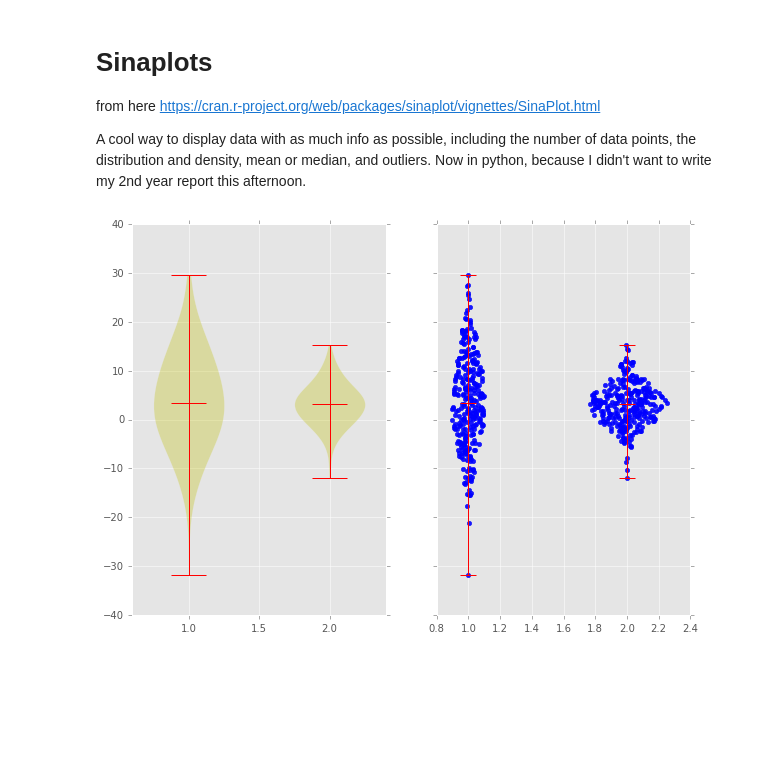
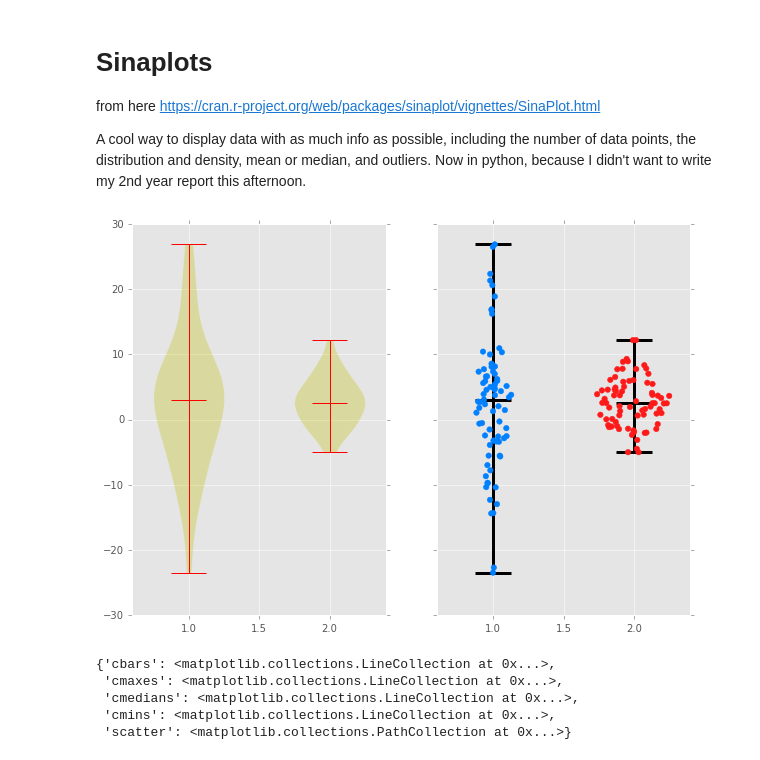
Before and after one commit to mparker2/seaborn_sinaplot, a Jupyter notebook: matplotlib_sinaplot.ipynb, the cells around one changed output. Cells and saved outputs as stored; diff of their text form; code cells hidden in the pictures; blank space fills up the shorter version.

```diff
--- a/matplotlib_sinaplot.ipynb
+++ b/matplotlib_sinaplot.ipynb
@@ -131,12 +14,26 @@ def sinaplot(dataset, positions=None, vert=True, widths=0.5,
 # %%
-y1 = np.random.normal(4, 10, 300)
-y2 = np.random.normal(3, 4, 300)
+y1 = np.random.normal(4, 10, 75)
+y2 = np.random.normal(3, 4, 75)
 data = np.vstack((y1, y2)).T
 
-fig, ax = plt.subplots(figsize=(10, 7), ncols=2, sharey=True)
-vio = ax[0].violinplot(data, points=200, vert=True, widths=0.5,
-                       showextrema=True, showmedians=True, bw_method=0.5)
-sina = sinaplot(data, showmedians=True, showextrema=True,
-                scaled=True, vert=True, ax=ax[1])
+fig, ax = plt.subplots(figsize=(10, 7), ncols=2, sharey=True, sharex=True)
+
+vio = ax[0].violinplot(
+    data, points=200, vert=True, widths=0.5,
+    showextrema=True, showmedians=True, bw_method=0.5)
+
+sina = sinaplot(
+    data, showmedians=True, showextrema=True,
+    scaled=True, vert=True, ax=ax[1],
+    scatter_kwargs={'s': 30, 'color': ['#0080ff', '#ff1a1a'], 'zorder': 10},
+    line_kwargs={'lw': 3, 'color': 'k', 'zorder': 1})
 # %% [output]
-[figure, old version]
+[figure, new version]
+# %%
+sina
+# %% [output]
+{'cbars': <matplotlib.collections.LineCollection at 0x...>,
+ 'cmaxes': <matplotlib.collections.LineCollection at 0x...>,
+ 'cmedians': <matplotlib.collections.LineCollection at 0x...>,
+ 'cmins': <matplotlib.collections.LineCollection at 0x...>,
+ 'scatter': <matplotlib.collections.PathCollection at 0x...>}
```
Also changed, not shown: parts of 2 cells of this notebook, 1 other file.
